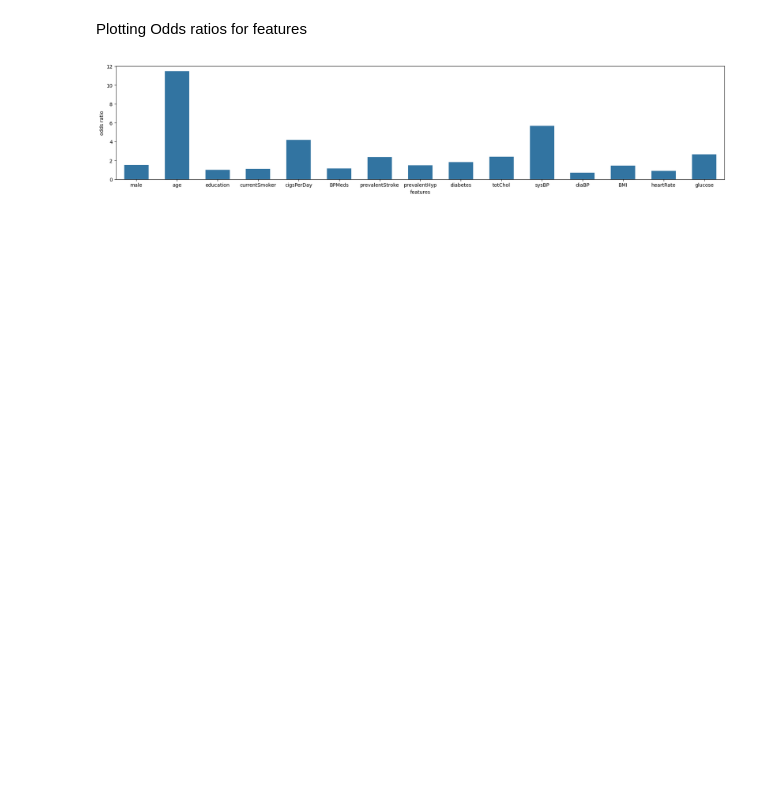
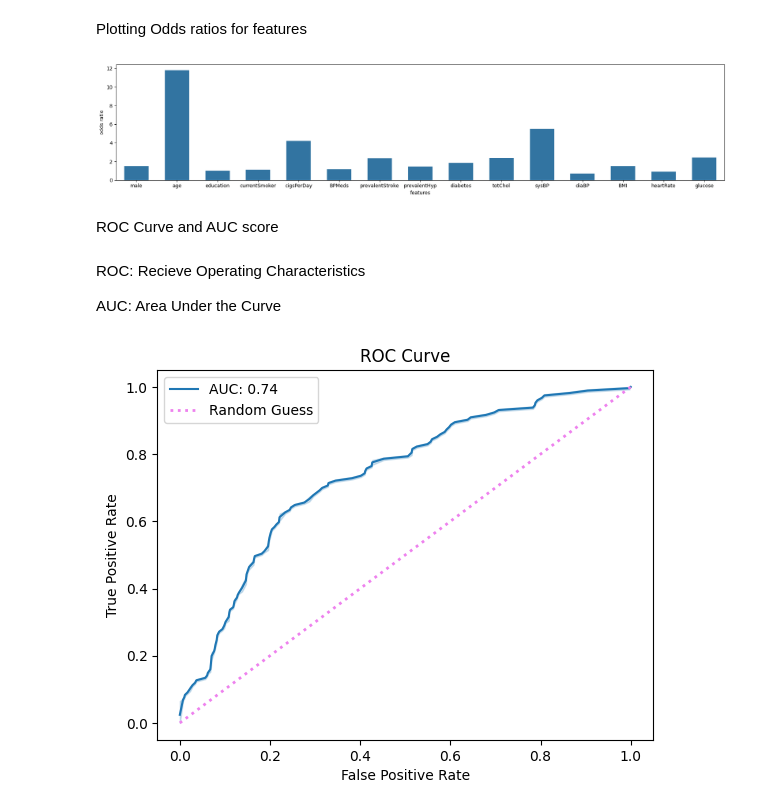
Before and after one commit to sahil-sundhan/math-for-data-science, a Jupyter notebook: Logistic Regression/LogisticRegression.ipynb, the cells around one changed output. Cells and saved outputs as stored; diff of their text form; code cells hidden in the pictures; blank space fills up the shorter version.

```diff
--- a/Logistic Regression/LogisticRegression.ipynb
+++ b/Logistic Regression/LogisticRegression.ipynb
@@ -479,3 +480,9 @@ plt.tight_layout()
 plt.show()
 # %% [output]
 [figure]
+# %% [markdown]
+ROC Curve and AUC score
+# %% [markdown]
+ROC: Recieve Operating Characteristics
+
+AUC: Area Under the Curve
@@ -481,0 +491,17 @@ plt.show()
+# %%
+# Compute ROC Curve
+y_prob = read_model.predict_proba(x_test)[:, 1]
+fpr, tpr, thresholds = roc_curve(y_test, y_prob)
+auc = roc_auc_score(y_test, y_prob)
+
+
+# Plotting the curve
+fig = plt.figure()
+sns.lineplot(x=fpr, y=tpr, label=f"AUC: {round(auc, 2)}", color='Tab:Blue')
+sns.lineplot(x=[0,1], y=[0,1], linestyle='dotted', color='violet', linewidth=2, label='Random Guess')
+plt.title('ROC Curve')
+plt.xlabel('False Positive Rate')
+plt.ylabel('True Positive Rate')
+plt.show()
+# %% [output]
+[figure, added]
```
Also changed, not shown: parts of 9 cells of this notebook, 1 other file.
